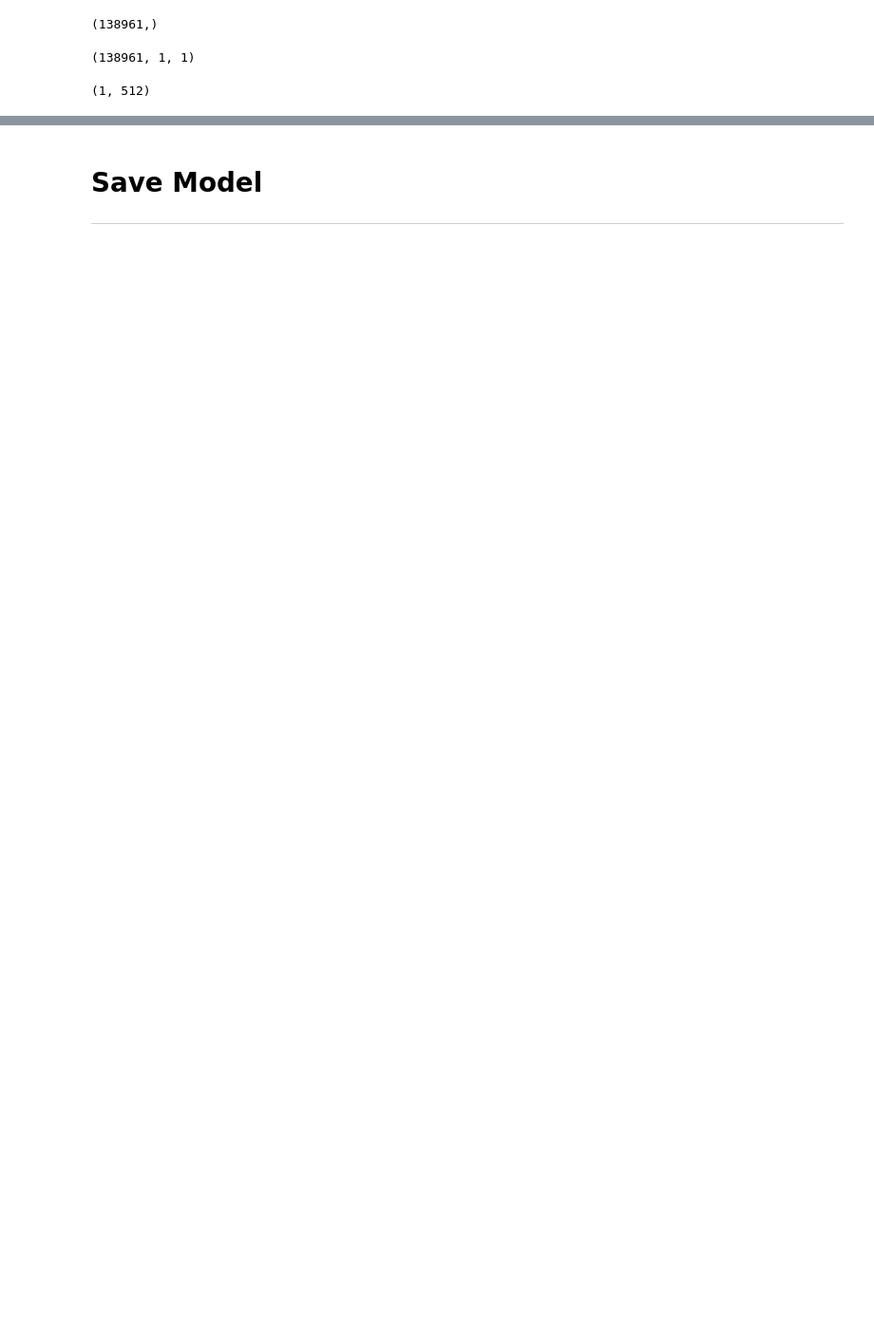
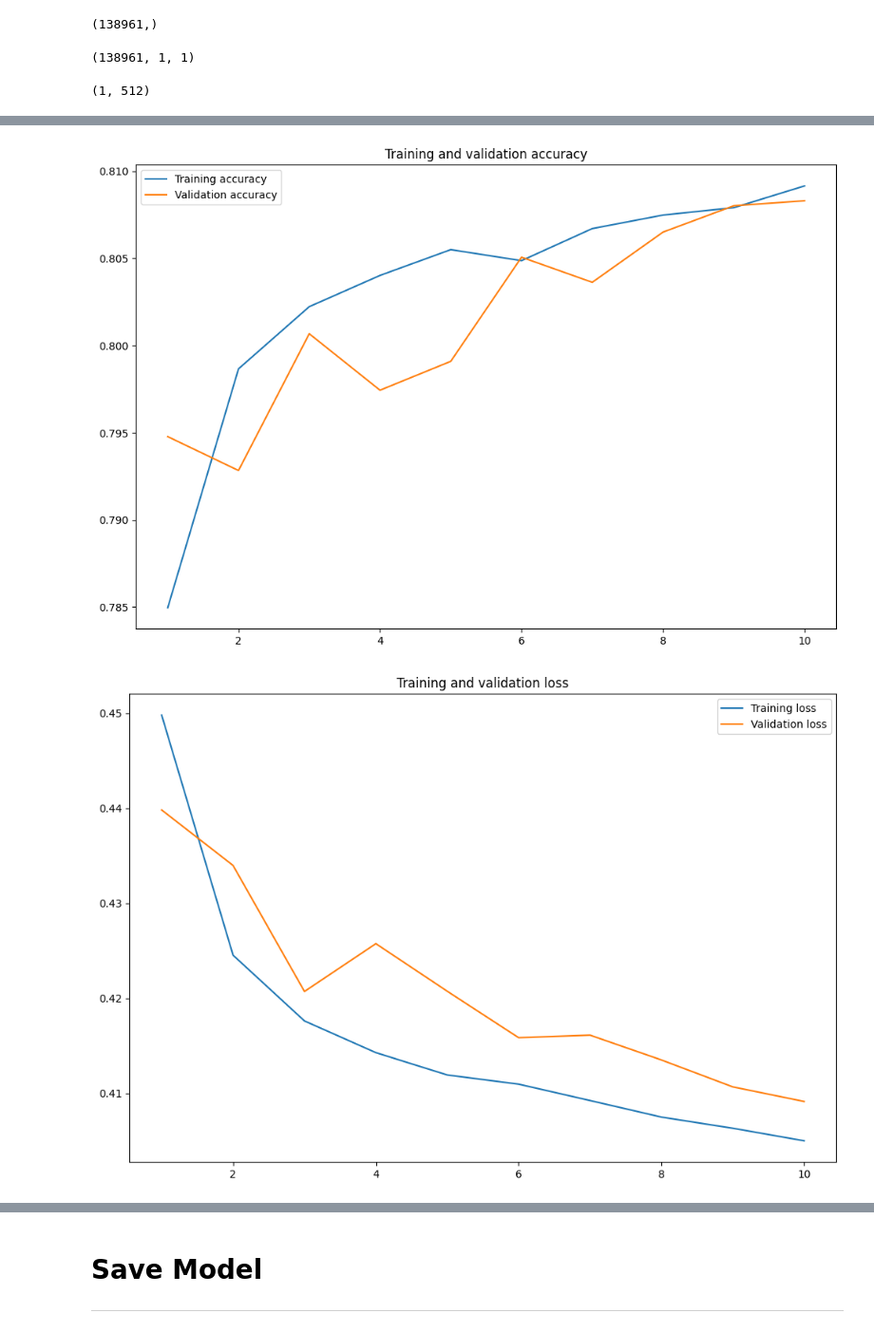
Before and after one commit to MarcelLVC/Sentiment-Analysis-Deep-Learning, a Jupyter notebook: model.ipynb, the cells around one changed output, grey strips where cells are left out. Shown at 95% size. Drawn from its saved outputs; the diff is of its cells as text; code cells hidden in the pictures; blank space fills up the shorter version.

```diff
--- a/model.ipynb
+++ b/model.ipynb
@@ -450,3 +505,20 @@ y_train_reshaped.shape
 1, X_train_reshaped.shape[2]
 # %% [output]
 (1, 512)
+# %%
+def build_model_lstm_1():
+  model = Sequential()
+  model.add(LSTM(256, activation='sigmoid', return_sequences=True,
+                 input_shape=(1,X_train_reshaped.shape[2])
+                 ))
+
+  model.add(Dense(128, activation='relu'))
+
+  model.add(Dense(1, activation='sigmoid'))
+  model.compile(loss='binary_crossentropy',
+            metrics=['accuracy'],
+            optimizer=Adam(learning_rate=0.0005))
+  return model
+# %%
+model_lstm_1 = build_model_lstm_1()
+model_lstm_1.summary()
@@ -452,0 +543,9 @@ y_train_reshaped.shape
+# %%
+history_lstm_1 = model_lstm_1.fit(
+    X_train_reshaped, y_train_reshaped,
+    epochs=10,
+    batch_size=16,
+    validation_split=0.1,
+    verbose=1,
+    shuffle=True
+)
@@ -452,0 +573,5 @@ y_train_reshaped.shape
+# %%
+plot_history(history_lstm_1)
+# %% [output]
+[figure, added]
+[figure, added]
```
Also changed, not shown: parts of 43 cells of this notebook, 10 other files.
